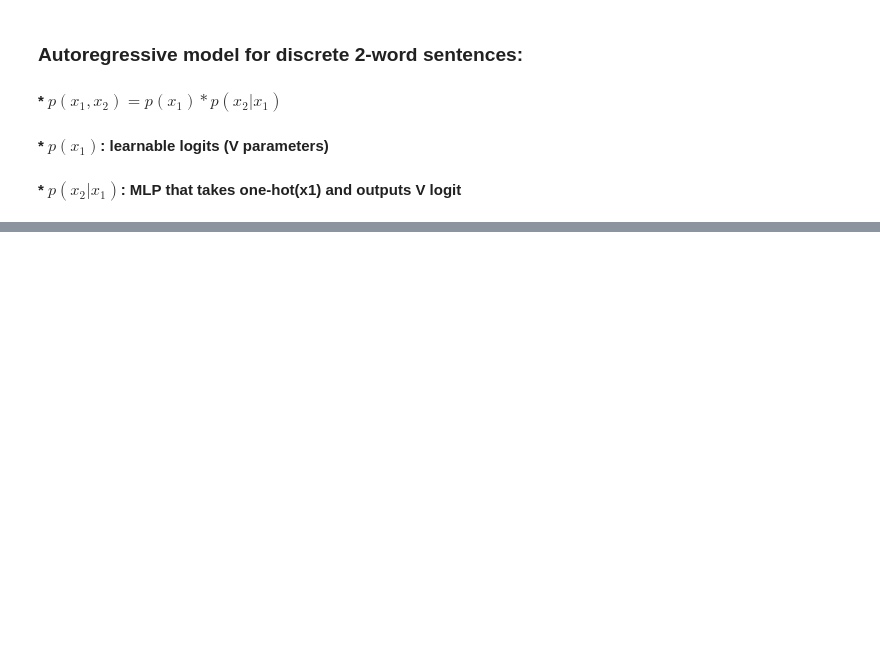
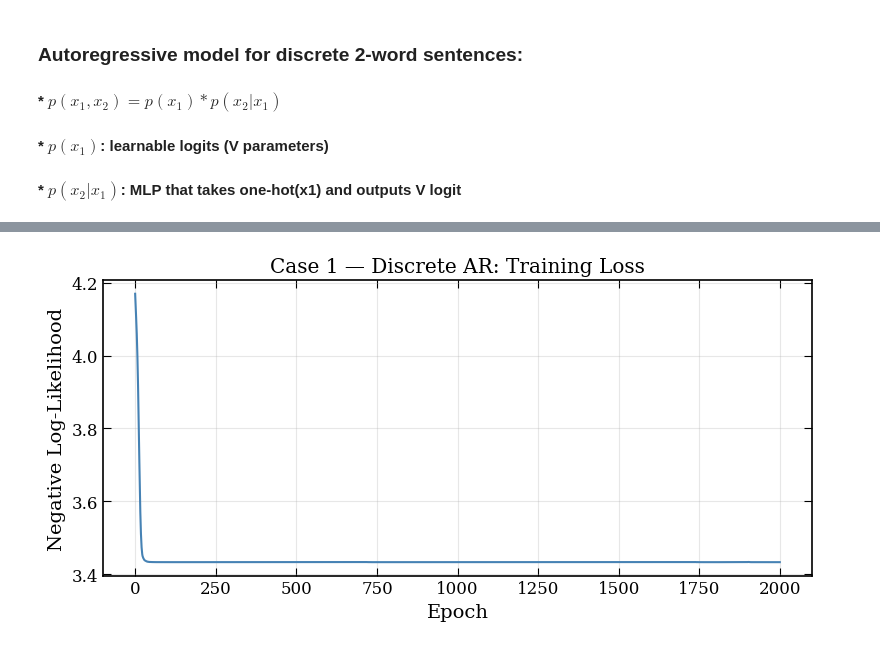
Before and after one commit to mazapataa/NNbasic, a Jupyter notebook: Generative Models/autoregressive_model.ipynb, the cells around one changed output, grey strips where cells are left out. Cells and saved outputs as stored; diff of their text form; code cells hidden in the pictures; blank space fills up the shorter version.

```diff
--- a/Generative Models/autoregressive_model.ipynb
+++ b/Generative Models/autoregressive_model.ipynb
@@ -447,7 +447,7 @@ for i in range(10):
 ####     * $p(x_2 | x_1)$: MLP that takes one-hot(x1) and outputs V logit
 # %%
 class DiscreteAR(nn.Module):
-    def __init__(self, vocab_size, hidden_dim=32):
+    def __init__(self, vocab_size, hidden_dim=64):
         super().__init__()
         self.V = vocab_size
 
@@ -491,3 +491,22 @@ class DiscreteAR(nn.Module):
             x2 = torch.multinomial(probs_x2, 1).squeeze(1)
 
         return torch.stack([x1, x2], dim=1)
+# %%
+model_disc = DiscreteAR(VOCAB_SIZE).to(device)
+optimizer  = optim.Adam(model_disc.parameters(), lr=5e-3)
+
+x1 = train_data_disc[:, 0].to(device)
+x2 = train_data_disc[:, 1].to(device)
+
+losses_disc = []
+for epoch in range(2000):
+    loss = -model_disc.log_prob(x1, x2).mean()
+
+    optimizer.zero_grad()
+    loss.backward()
+    optimizer.step()
+    losses_disc.append(loss.item())
+
+    if (epoch+1) % 100 == 0:
+        print(f"  Epoch {epoch+1:3d}  NLL = {loss.item():.4f}")
+print("Done.")
@@ -493,0 +531,11 @@ class DiscreteAR(nn.Module):
+# %%
+plt.figure(figsize=(8, 4))
+plt.plot(losses_disc, color='steelblue', linewidth=1.5)
+plt.title("Case 1 — Discrete AR: Training Loss")
+plt.xlabel("Epoch")
+plt.ylabel("Negative Log-Likelihood")
+plt.grid(alpha=0.3)
+plt.tight_layout()
+plt.show()
+# %% [output]
+[figure, added]
```
Also changed, not shown: parts of 4 cells of this notebook.
